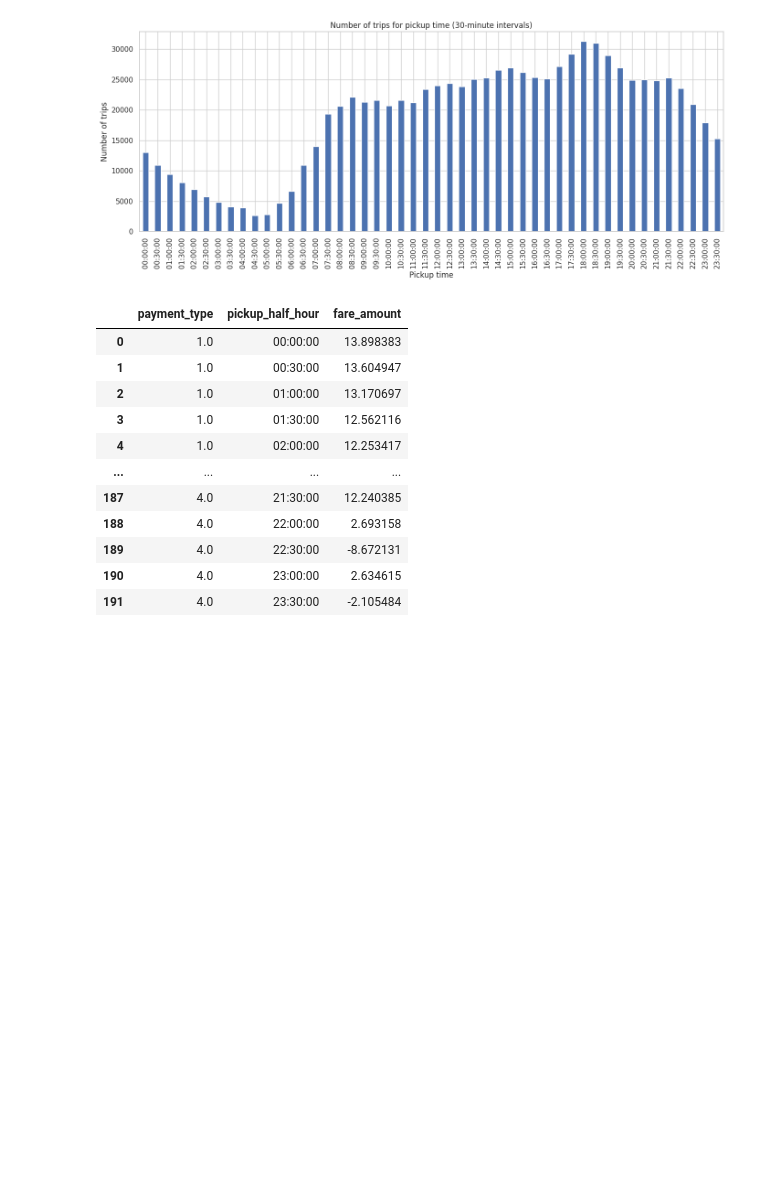
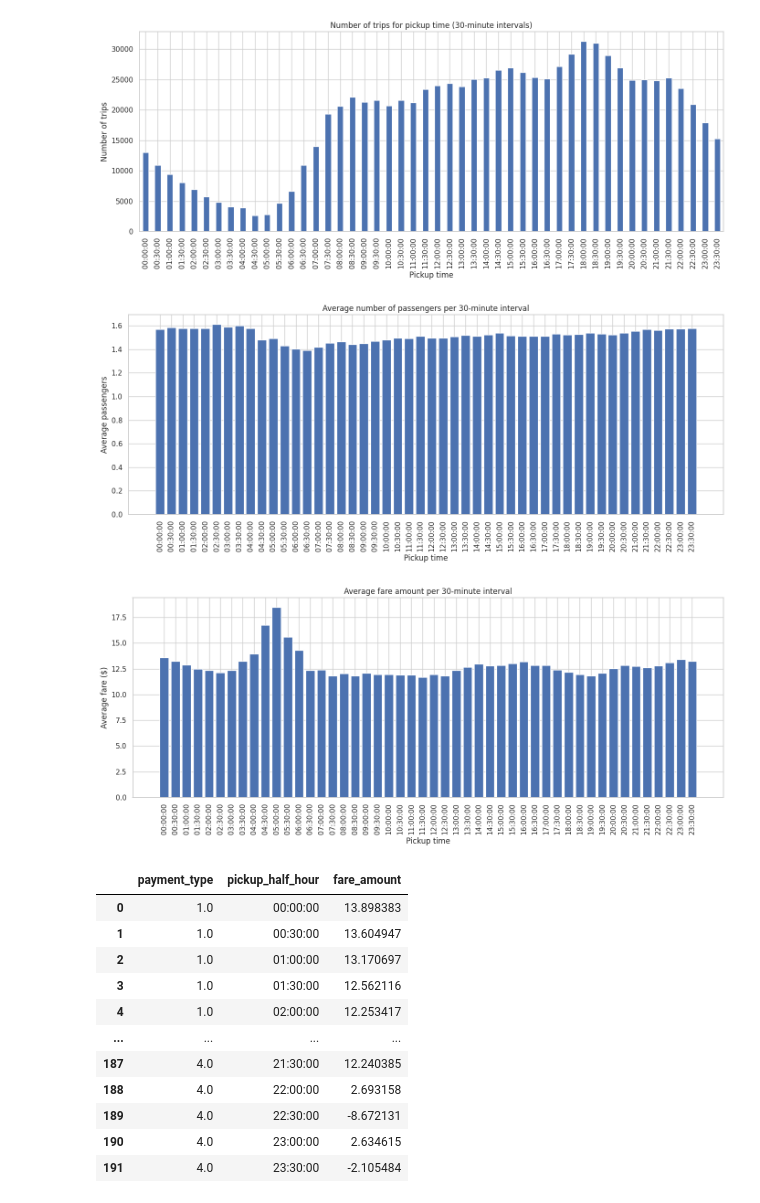
Before and after one commit to robbianiandrea/focs, a Jupyter notebook: Progetto_Andrea_Robbiani.ipynb, the cells around one changed output. Saved outputs shown, nothing was run; the diff lists cells and outputs as text; code cells hidden in the pictures; blank space fills up the shorter version.

```diff
--- a/Progetto_Andrea_Robbiani.ipynb
+++ b/Progetto_Andrea_Robbiani.ipynb
@@ -119,3 +108,27 @@ avg_passengers_fare = df.groupby("pickup_half_hour")[["passenger_count", "fare_a
+# %%
+# 8. For each interval, determine the average number of passengers and the average fare amount
+avg_passengers_fare = df.groupby("pickup_half_hour")[["passenger_count", "fare_amount"]].mean().reset_index()
+
+plt.figure(figsize=(14, 6))
+plt.bar(avg_passengers_fare["pickup_half_hour"].astype(str), avg_passengers_fare["passenger_count"])
+plt.title("Average number of passengers per 30-minute interval")
+plt.xlabel("Pickup time")
+plt.ylabel("Average passengers")
+plt.xticks(rotation=90)
+plt.tight_layout()
+plt.show()
+
+plt.figure(figsize=(14, 6))
+plt.bar(avg_passengers_fare["pickup_half_hour"].astype(str), avg_passengers_fare["fare_amount"])
+plt.title("Average fare amount per 30-minute interval")
+plt.xlabel("Pickup time")
+plt.ylabel("Average fare ($)")
+plt.xticks(rotation=90)
+plt.tight_layout()
+plt.show()
+# %% [output]
+[figure, added]
+[figure, added]
 # %%
 #1	Credit card
 #2	Cash
```
Also changed, not shown: parts of 9 cells of this notebook.
